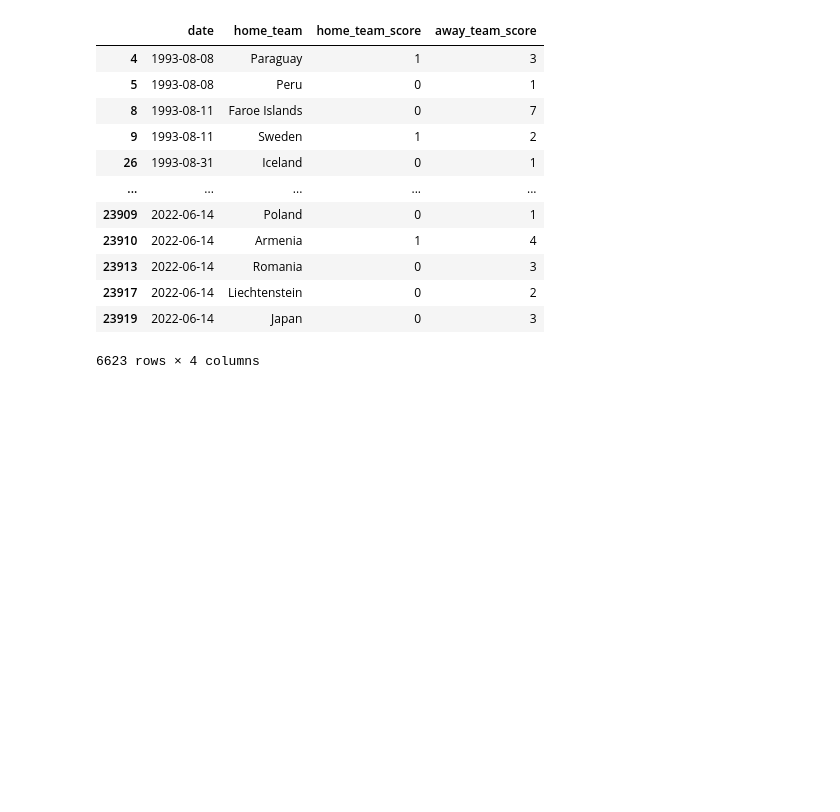
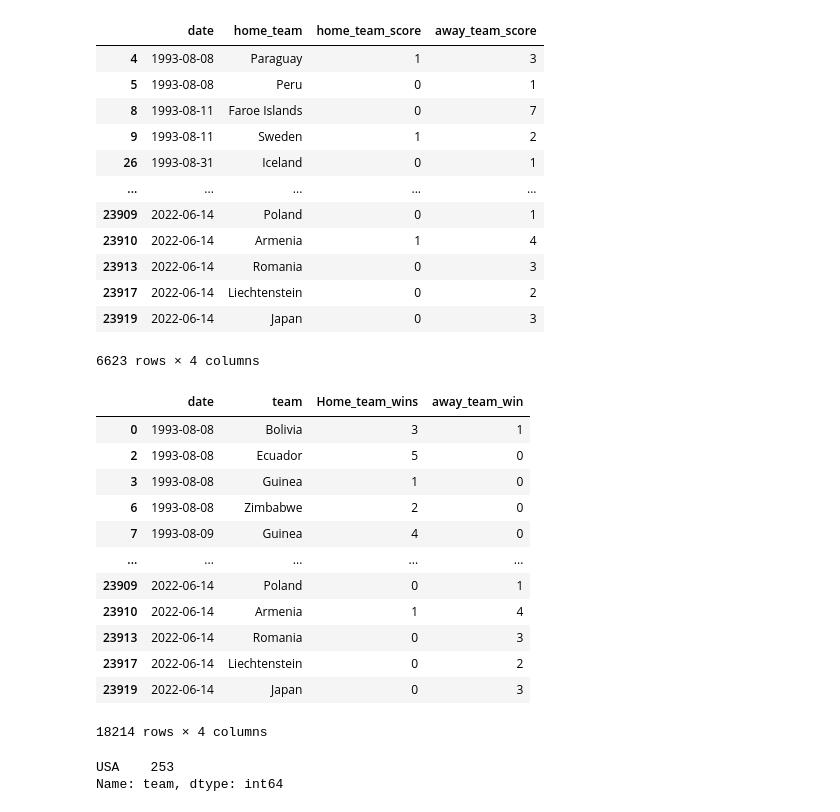
Before and after one commit to rezasafavi/FIFA-World-Cup-2022-Final-Prediction-Using-Python, a Jupyter notebook: Untitled.ipynb, the cells around one changed output. Saved outputs shown, nothing was run; the diff lists cells and outputs as text; code cells hidden in the pictures; blank space fills up the shorter version.

```diff
--- a/Untitled.ipynb
+++ b/Untitled.ipynb
@@ -139,3 +135,28 @@ homeloss
 | 23917 | 2022-06-14 | Liechtenstein | 0 | 2 |
 | 23919 | 2022-06-14 | Japan | 0 | 3 |
 6623 rows × 4 columns
+# %%
+hometeam_wins = homewins[['date','home_team','home_team_score','away_team_score']].rename(columns = {'home_team' : 'team' , 'home_team_score' : 'Home_team_wins' , 'away_team_score' :'away_team_win'})
+awayteam_wins = homeloss[['date','home_team','home_team_score','away_team_score']].rename(columns = {'home_team' : 'team' , 'home_team_score' : 'Home_team_wins' , 'away_team_score' :'away_team_win'})
+Team_Streak = hometeam_wins.append(awayteam_wins)
+
+Team_Streak
+# %% [output]
+|  | date | team | Home_team_wins | away_team_win |
+| 0 | 1993-08-08 | Bolivia | 3 | 1 |
+| 2 | 1993-08-08 | Ecuador | 5 | 0 |
+| 3 | 1993-08-08 | Guinea | 1 | 0 |
+| 6 | 1993-08-08 | Zimbabwe | 2 | 0 |
+| 7 | 1993-08-09 | Guinea | 4 | 0 |
+| ... | ... | ... | ... | ... |
+| 23909 | 2022-06-14 | Poland | 0 | 1 |
+| 23910 | 2022-06-14 | Armenia | 1 | 4 |
+| 23913 | 2022-06-14 | Romania | 0 | 3 |
+| 23917 | 2022-06-14 | Liechtenstein | 0 | 2 |
+| 23919 | 2022-06-14 | Japan | 0 | 3 |
+18214 rows × 4 columns
+# %%
+Team_Streak['team'].value_counts().nlargest(1)
+# %% [output]
+USA    253
+Name: team, dtype: int64
```
Also changed, not shown: parts of 2 cells of this notebook.
